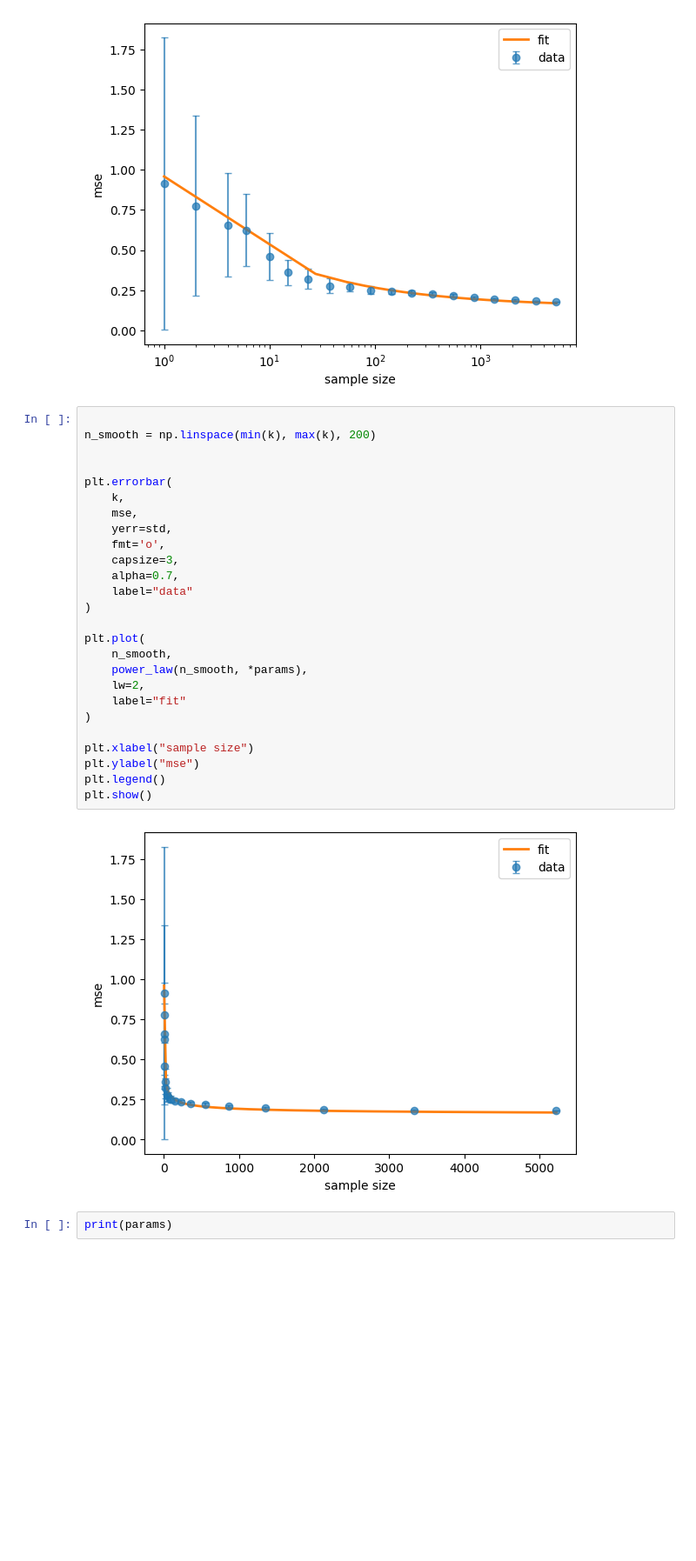
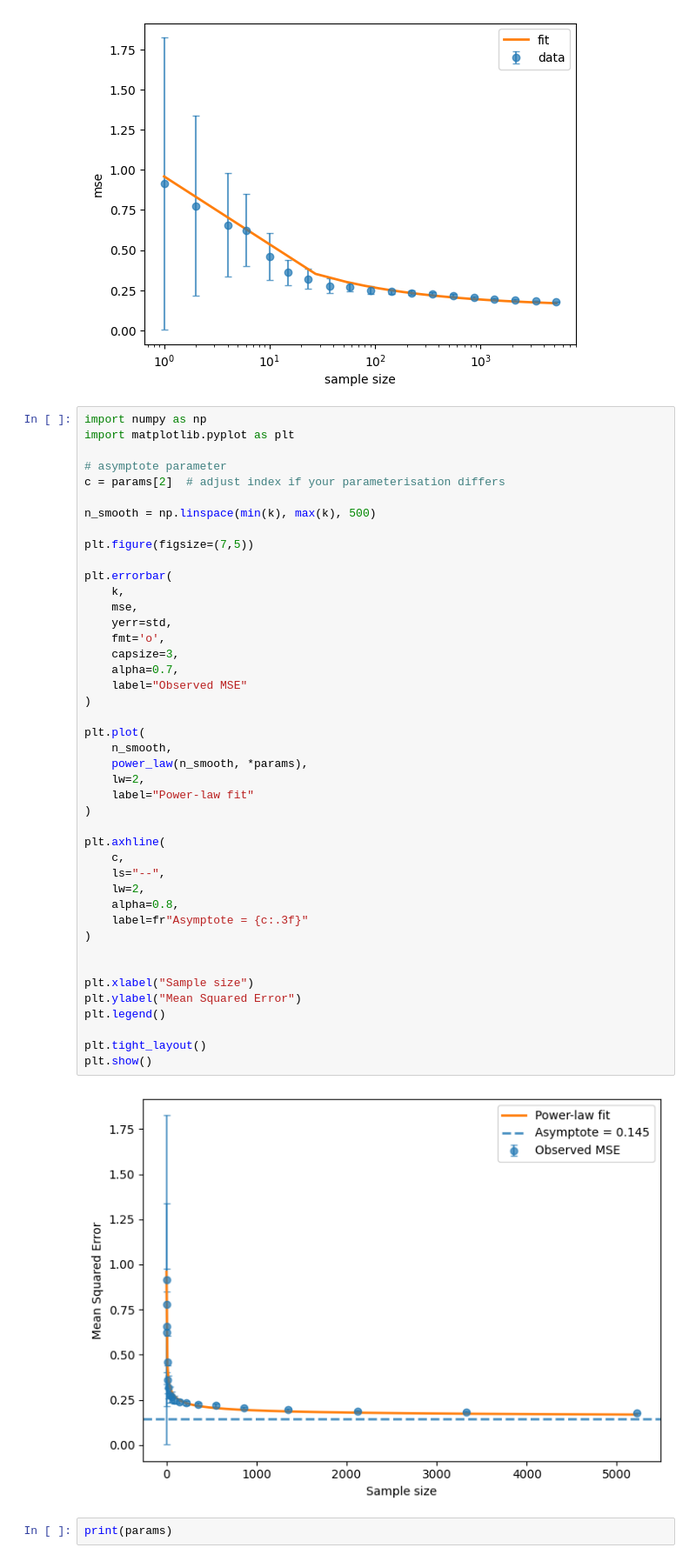
Before and after one commit to OxfordDemSci/aleatoric-luck, a Jupyter notebook: notebooks/xgboost_sample_size.ipynb, the cells around one changed output. Shown at 87% size. Cells and saved outputs as stored; diff of their text form; blank space fills up the shorter version.

Commit message:
final graph changes for report

```diff
--- a/notebooks/xgboost_sample_size.ipynb
+++ b/notebooks/xgboost_sample_size.ipynb
@@ -119,33 +121,50 @@ plt.show()
 # %% [output]
 [figure]
 # %%
+import numpy as np
+import matplotlib.pyplot as plt
 
-n_smooth = np.linspace(min(k), max(k), 200)
+# asymptote parameter
+c = params[2]  # adjust index if your parameterisation differs
 
+n_smooth = np.linspace(min(k), max(k), 500)
+
+plt.figure(figsize=(7,5))
 
 plt.errorbar(
     k,
     mse,
     yerr=std,
     fmt='o',
     capsize=3,
     alpha=0.7,
-    label="data"
+    label="Observed MSE"
 )
 
 plt.plot(
     n_smooth,
     power_law(n_smooth, *params),
     lw=2,
-    label="fit"
+    label="Power-law fit"
 )
 
-plt.xlabel("sample size")
-plt.ylabel("mse")
+plt.axhline(
+    c,
+    ls="--",
+    lw=2,
+    alpha=0.8,
+    label=fr"Asymptote = {c:.3f}"
+)
+
+
+plt.xlabel("Sample size")
+plt.ylabel("Mean Squared Error")
 plt.legend()
+
+plt.tight_layout()
 plt.show()
 # %% [output]
-[figure, old version]
+[figure, new version]
 # %%
 print(params)
 # %% [output]
```
Also changed, not shown: parts of 5 cells of this notebook, 6 other files.
